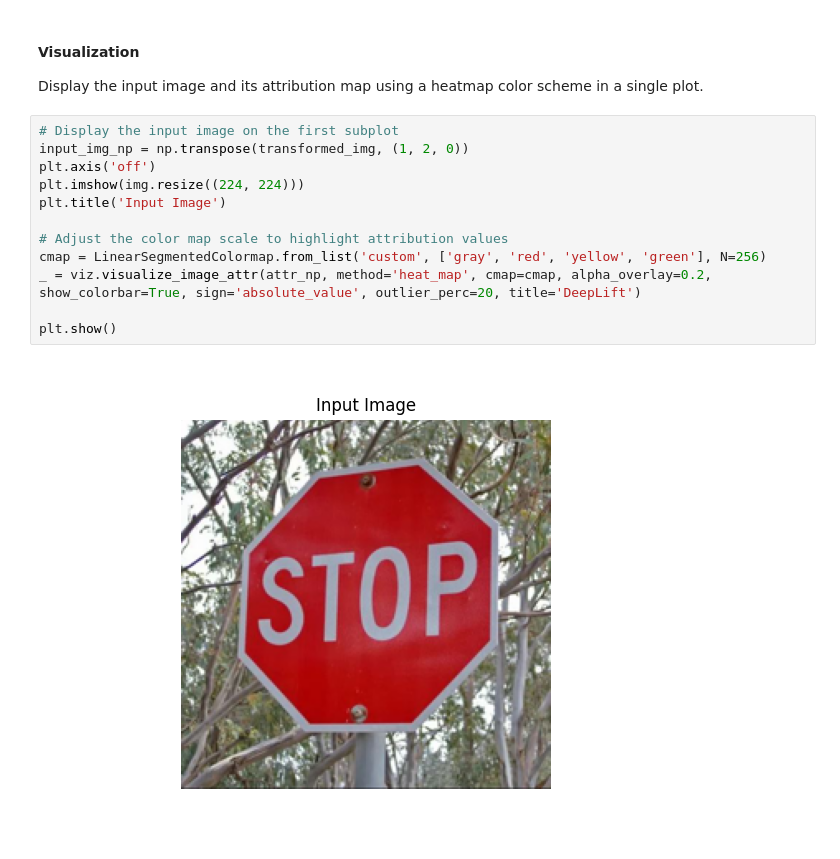
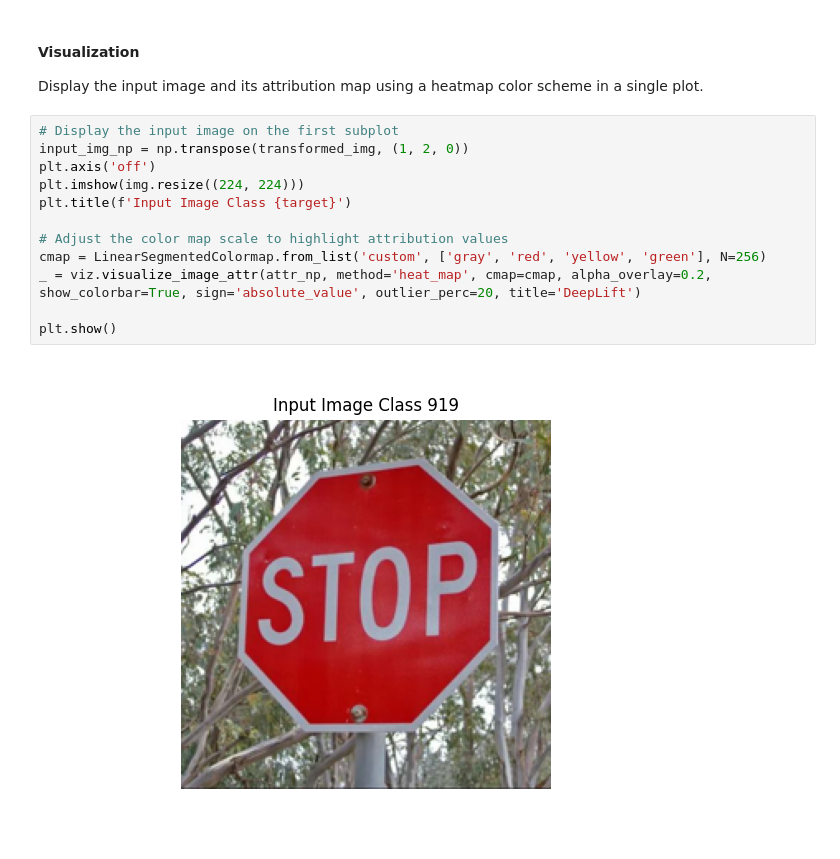
Before and after one commit to patdring/ExplainableAI, a Jupyter notebook: DeepLift.ipynb, the cells around one changed output. Cells and saved outputs as stored; diff of their text form.

```diff
--- a/DeepLift.ipynb
+++ b/DeepLift.ipynb
@@ -122,15 +122,15 @@ Display the input image and its attribution map using a heatmap color scheme in
 # %%
 # Display the input image on the first subplot
 input_img_np = np.transpose(transformed_img, (1, 2, 0))
 plt.axis('off')
 plt.imshow(img.resize((224, 224)))
-plt.title('Input Image')
+plt.title(f'Input Image Class {target}')
 
 # Adjust the color map scale to highlight attribution values
 cmap = LinearSegmentedColormap.from_list('custom', ['gray', 'red', 'yellow', 'green'], N=256)
 _ = viz.visualize_image_attr(attr_np, method='heat_map', cmap=cmap, alpha_overlay=0.2, show_colorbar=True, sign='absolute_value', outlier_perc=20, title='DeepLift')
 
 plt.show()
 # %% [output]
-[figure, old version]
+[figure, new version]
 [figure]
```
Also changed, not shown: parts of 1 cell of this notebook, 6 other files.
